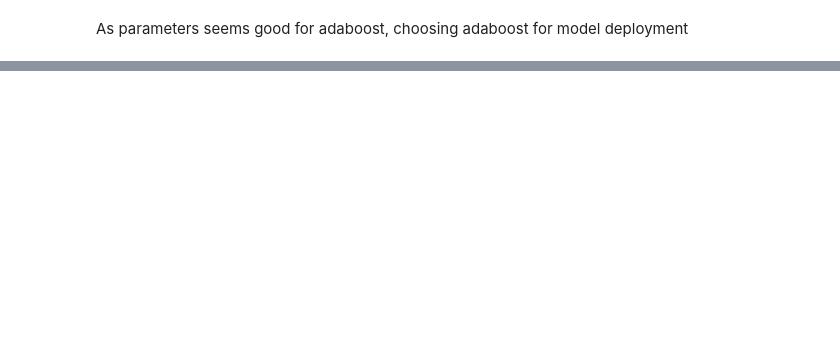
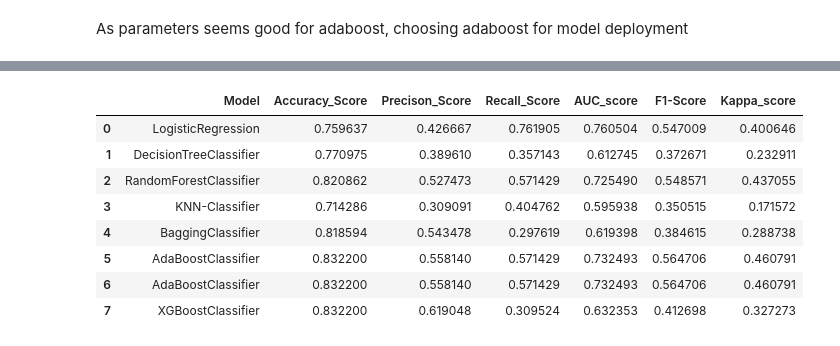
Before and after one commit to rby756/employee-attrition-prediction, a Jupyter notebook: IBM employee attrition .ipynb, the cells around one changed output, grey strips where cells are left out. Cells and saved outputs as stored; diff of their text form; code cells hidden in the pictures; blank space fills up the shorter version.

```diff
--- a/IBM employee attrition .ipynb
+++ b/IBM employee attrition .ipynb
@@ -1041,0 +1452,6 @@ As parameters seems good for adaboost, choosing adaboost for model deployment
+# %%
+import xgboost as xgb
+model_7 = xgb.XGBClassifier()
+model_7=model_7.fit(X_train_smote,Y_train_smote)
+y_pred_7=model_7.predict(X_test)
+y_pred_7
@@ -1041,0 +1492,12 @@ As parameters seems good for adaboost, choosing adaboost for model deployment
+# %%
+results_7={
+    'Model' : 'XGBoostClassifier',
+    'Accuracy_Score' : metrics.accuracy_score(Y_test,y_pred_7),
+    'Precison_Score' : metrics.precision_score(Y_test,y_pred_7),
+    'Recall_Score' : metrics.recall_score(Y_test,y_pred_7),
+    'AUC_score' : metrics.roc_auc_score(Y_test,y_pred_7),
+    'F1-Score' : metrics.f1_score(Y_test,y_pred_7),
+    'Kappa_score' : metrics.cohen_kappa_score(Y_test,y_pred_7)
+}
+
+results_7
@@ -1041,0 +1512,13 @@ As parameters seems good for adaboost, choosing adaboost for model deployment
+# %%
+table=table.append(results_7,ignore_index=True)
+table
+# %% [output]
+|  | Model | Accuracy_Score | Precison_Score | Recall_Score | AUC_score | F1-Score | Kappa_score |
+| 0 | LogisticRegression | 0.759637 | 0.426667 | 0.761905 | 0.760504 | 0.547009 | 0.400646 |
+| 1 | DecisionTreeClassifier | 0.770975 | 0.389610 | 0.357143 | 0.612745 | 0.372671 | 0.232911 |
+| 2 | RandomForestClassifier | 0.820862 | 0.527473 | 0.571429 | 0.725490 | 0.548571 | 0.437055 |
+| 3 | KNN-Classifier | 0.714286 | 0.309091 | 0.404762 | 0.595938 | 0.350515 | 0.171572 |
+| 4 | BaggingClassifier | 0.818594 | 0.543478 | 0.297619 | 0.619398 | 0.384615 | 0.288738 |
+| 5 | AdaBoostClassifier | 0.832200 | 0.558140 | 0.571429 | 0.732493 | 0.564706 | 0.460791 |
+| 6 | AdaBoostClassifier | 0.832200 | 0.558140 | 0.571429 | 0.732493 | 0.564706 | 0.460791 |
+| 7 | XGBoostClassifier | 0.832200 | 0.619048 | 0.309524 | 0.632353 | 0.412698 | 0.327273 |
```
Also changed, not shown: parts of 86 cells of this notebook, 5 other files.
